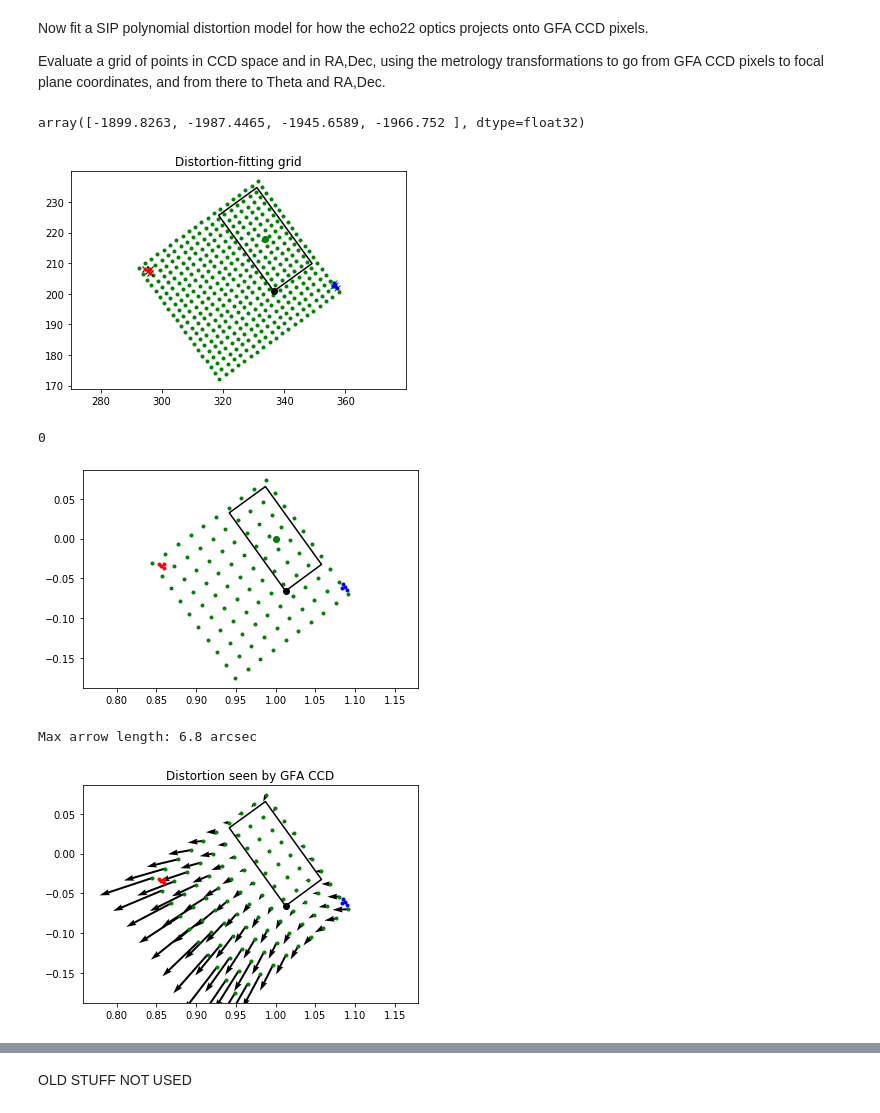
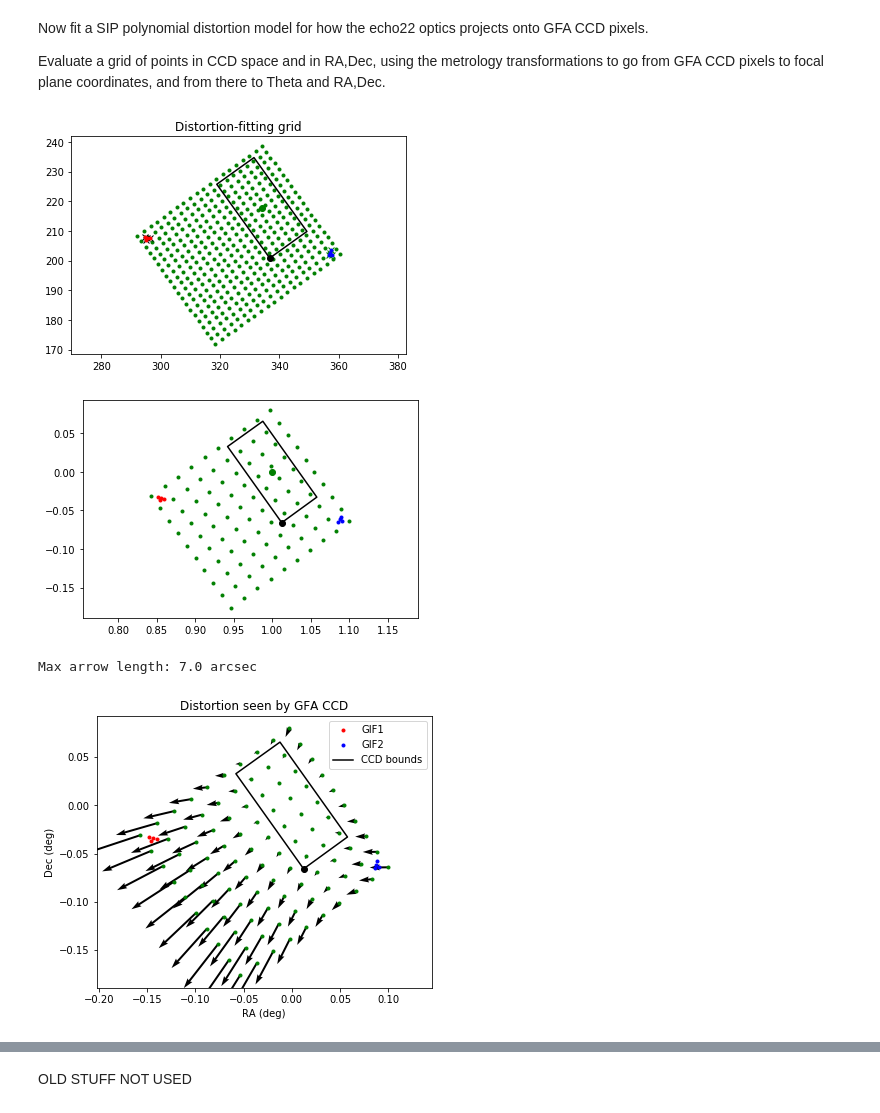
Before and after one commit to dstndstn/desi-commish, a Jupyter notebook: gif-fif.ipynb, the cells around one changed output, grey strips where cells are left out. Saved outputs shown, nothing was run; the diff lists cells and outputs as text; code cells hidden in the pictures.

```diff
--- a/gif-fif.ipynb
+++ b/gif-fif.ipynb
@@ -16,7 +18,7 @@ from scipy.interpolate import InterpolatedUnivariateSpline
 from platescale_ss import Tpsfunc, Rps, Mps, Sps, Tps
 from petal_metrology import get_petal
 # %%
-petal_id = 10
+petal_id = 7
 # %%
 petal = get_petal(petal_id)
 # %%
@@ -88,15 +102,11 @@ Now fit a SIP polynomial distortion model for how the echo22 optics projects ont
 
 Evaluate a grid of points in CCD space and in RA,Dec, using the metrology transformations to go from GFA CCD pixels
 to focal plane coordinates, and from there to Theta and RA,Dec.
-# %%
-petal.gfa.gif_1_pix_y
-# %% [output]
-array([-1899.8263, -1987.4465, -1945.6589, -1966.752 ], dtype=float32)
 # %%
-x0 = min(min(petal.gfa.gif_1_pix_x), min(petal.gfa.gif_2_pix_x)) - 100
-y0 = min(min(petal.gfa.gif_1_pix_y), min(petal.gfa.gif_2_pix_y)) - 100
-x1 = petal.ccdw + 100
-y1 = petal.ccdh + 100
+x0 = min([min(petal.gfa.gif_1_pix_x), min(petal.gfa.gif_2_pix_x), 0]) - 100
+y0 = min([min(petal.gfa.gif_1_pix_y), min(petal.gfa.gif_2_pix_y), 0]) - 100
+x1 = max([max(petal.gfa.gif_1_pix_x), max(petal.gfa.gif_2_pix_x), petal.ccdw]) + 100
+y1 = max([max(petal.gfa.gif_1_pix_y), max(petal.gfa.gif_2_pix_y), petal.ccdh]) + 100
 
 ccdgridpx, ccdgridpy = np.meshgrid(np.linspace(x0, x1, 20), np.linspace(y0, y1, 20))
 ccdgridpx = ccdgridpx.ravel()
@@ -118,7 +128,7 @@ plt.plot(petal.gif2.x, petal.gif2.y, 'b.')
 plt.title('Distortion-fitting grid')
 plt.axis('equal');
 # %% [output]
-[figure, old version]
+[figure, new version]
 # %%
 theta = Tpsfunc(gridr)
 gridu = theta * gridx / gridr
@@ -137,11 +147,14 @@ crdec = crv[0]
 crra  = cru[0] / np.cos(np.deg2rad(crdec))
 ps = 0.2/3600.
 tan_in = Tan(crra, crdec, crpixx, crpixy, -ps, 0., 0., ps, float(petal.ccdw), float(petal.ccdh))
-sip_order = 5
-inv_order = 5
+sip_order = inv_order = 4
 sip = fit_sip_wcs_py(starxyz, fieldxy, weights, tan_in, sip_order, inv_order)
+#for order in range(2,7):
+#    sip = fit_sip_wcs_py(starxyz, fieldxy, weights, tan_in, order, order)
+#    ok,fitx,fity = sip.radec2pixelxy(gridra, griddec)
+#    d = np.hypot(fitx - ccdgridpx, fity - ccdgridpy)
+#    print('SIP order', order, '-> mean fit error', np.mean(d), 'pixels, max', np.max(d))
+#    fitr,fitd = sip.pixelxy2radec(ccdgridpx, ccdgridpy)
+#    d = np.array([arcsec_between(r1,d1,r2,d2) for r1,d1,r2,d2 in zip(fitr, fitd, gridra, griddec)])
+#    print('  mean', np.mean(d), 'arcsec, max', np.max(d))
 CRVAL = sip.crval
-# %%
-sip.write_to('sip-petal%i.fits' % petal_id)
-# %% [output]
-0
@@ -163,21 +179,27 @@ plt.plot(bra, bdec, 'k-')
 plt.plot(bra[0], bdec[0], 'ko')
 plt.axis('equal');
 # %% [output]
-[figure, old version]
+[figure, new version]
 # %%
-plt.plot(grr, grd, 'g.')
+plt.figure(figsize=(6,5))
+# HACK -- we subtract 1 from RA to center the plot at 0,0!
+plt.plot(grr - 1., grd, 'g.')
 gtr,gtd = sip.wcstan.pixelxy2radec(grx,gry)
-plt.quiver(grr, grd, grr-gtr, grd-gtd)
+plt.quiver(grr-1, grd, grr-gtr, grd-gtd)
 print('Max arrow length: %.1f arcsec' % (np.max(np.hypot(grr-gtr, grd-gtd))*3600.))
-plt.plot(g1r, g1d, 'r.')
-plt.plot(g2r, g2d, 'b.')
-plt.plot(bra, bdec, 'k-')
-plt.plot(bra[0], bdec[0], 'ko')
+plt.plot(g1r-1, g1d, 'r.', label='GIF1')
+plt.plot(g2r-1, g2d, 'b.', label='GIF2')
+plt.plot(bra-1, bdec, 'k-', label='CCD bounds')
+plt.plot(bra[0]-1, bdec[0], 'ko')
+plt.legend()
 plt.title('Distortion seen by GFA CCD')
 plt.axis('equal');
+plt.xlabel('RA (deg)')
+plt.ylabel('Dec (deg)')
+plt.savefig('distortion.pdf')
 # %% [output]
-Max arrow length: 6.8 arcsec
+Max arrow length: 7.0 arcsec
-[figure, old version]
+[figure, new version]
 # %%
 xx = np.linspace(x0, x1, 500)
 yy = np.linspace(y0, y1, 500)
```
Also changed, not shown: parts of 11 cells of this notebook, 10 other files.
